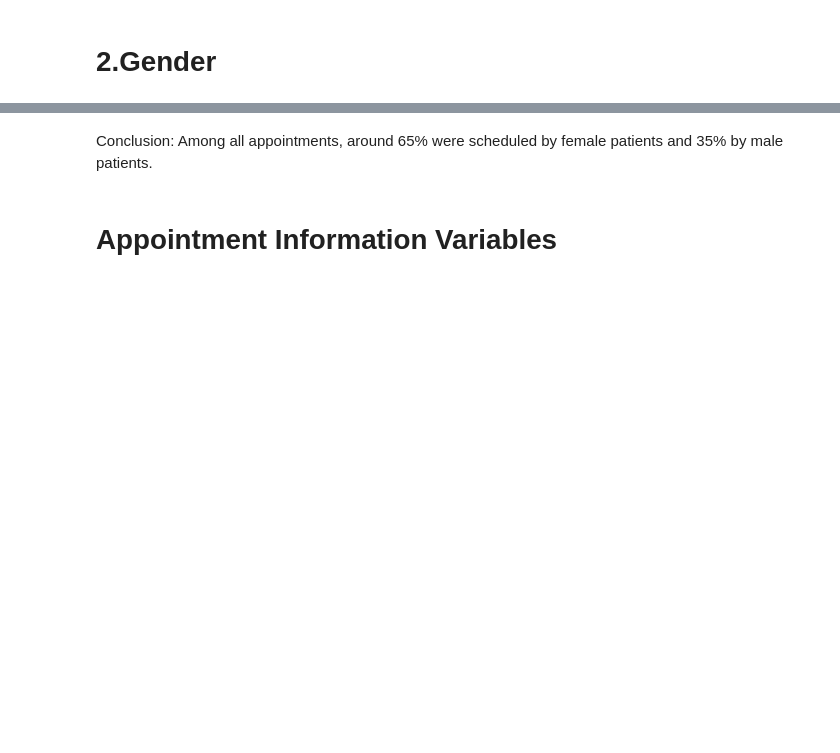
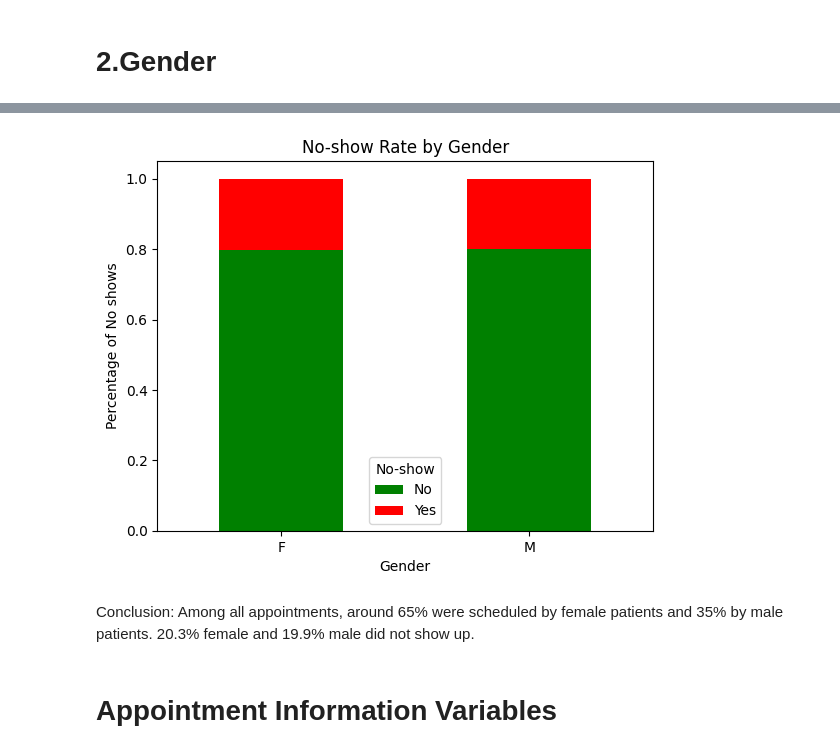
Before and after one commit to Cammie-Lin/Brazil-Patient-No-show, a Jupyter notebook: No_Show_EDA.ipynb, the cells around one changed output, grey strips where cells are left out. Cells and saved outputs as stored; diff of their text form; code cells hidden in the pictures; blank space fills up the shorter version.

```diff
--- a/No_Show_EDA.ipynb
+++ b/No_Show_EDA.ipynb
@@ -104,3 +118,0 @@ Name: count, Length: 103, dtype: int64
-# %%
-df = df[df['Age'] <= 100]
-print(df['Age'].value_counts())
@@ -177,5 +180,14 @@ Name: proportion, dtype: float64
+# %%
+#generate the chart
+df.groupby('Gender')['No-show'].value_counts(normalize=True).unstack().plot(kind='bar', stacked=True, color=['green', 'red'])
+plt.title('No-show Rate by Gender')
+plt.xticks(rotation=0)
+plt.ylabel('Percentage of No shows')
+plt.show()
+# %% [output]
+[figure, added]
 # %% [markdown]
-Conclusion: Among all appointments, around 65% were scheduled by female patients and 35% by male patients.
+Conclusion: Among all appointments, around 65% were scheduled by female patients and 35% by male patients. 20.3% female and 19.9% male did not show up.
 # %% [markdown]
 # **Appointment Information Variables**
 # %% [markdown]
```
Also changed, not shown: parts of 36 cells of this notebook.
